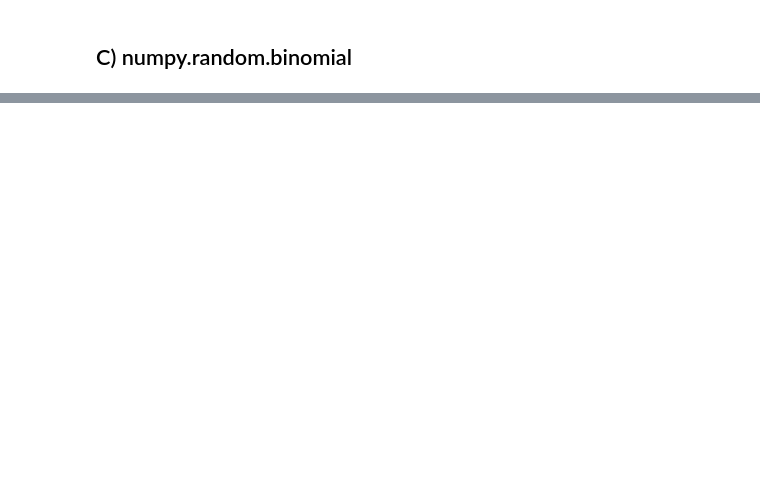
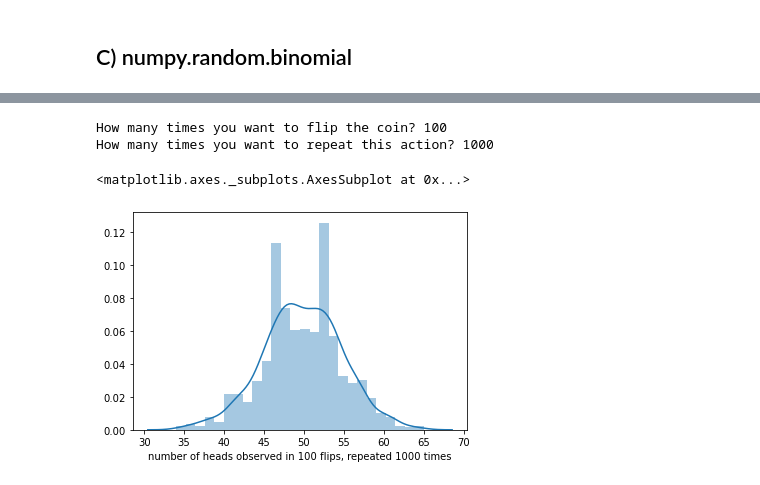
Before and after one commit to Manuferu/tasks_FDA, a Jupyter notebook: Tasks_file.ipynb, the cells around one changed output, grey strips where cells are left out. Cells and saved outputs as stored; diff of their text form; code cells hidden in the pictures; blank space fills up the shorter version.

```diff
--- a/Tasks_file.ipynb
+++ b/Tasks_file.ipynb
@@ -108,0 +107,19 @@ diceroll(a,b)
+# %%
+import numpy as np
+import seaborn as sns
+import pandas as pd
+# Set the seed to have the same random number when creating the simulation
+np.random.seed(34)
+# ask user how many times wants to flip the coin and how many times wants to repeat the action
+a=int(input('How many times you want to flip the coin? '))
+b=int(input('How many times you want to repeat this action? '))
+coin = np.random.binomial(a,0.5,b)
+
+x = pd.Series(coin,name="number of heads observed in " + str(a) + " flips, repeated " + str(b) + " times")
+#display the result
+sns.distplot(x)
+# %% [output]
+How many times you want to flip the coin? 100
+How many times you want to repeat this action? 1000
+<matplotlib.axes._subplots.AxesSubplot at 0x...>
+[figure, added]
```
Also changed, not shown: parts of 16 cells of this notebook, 1 other file.
